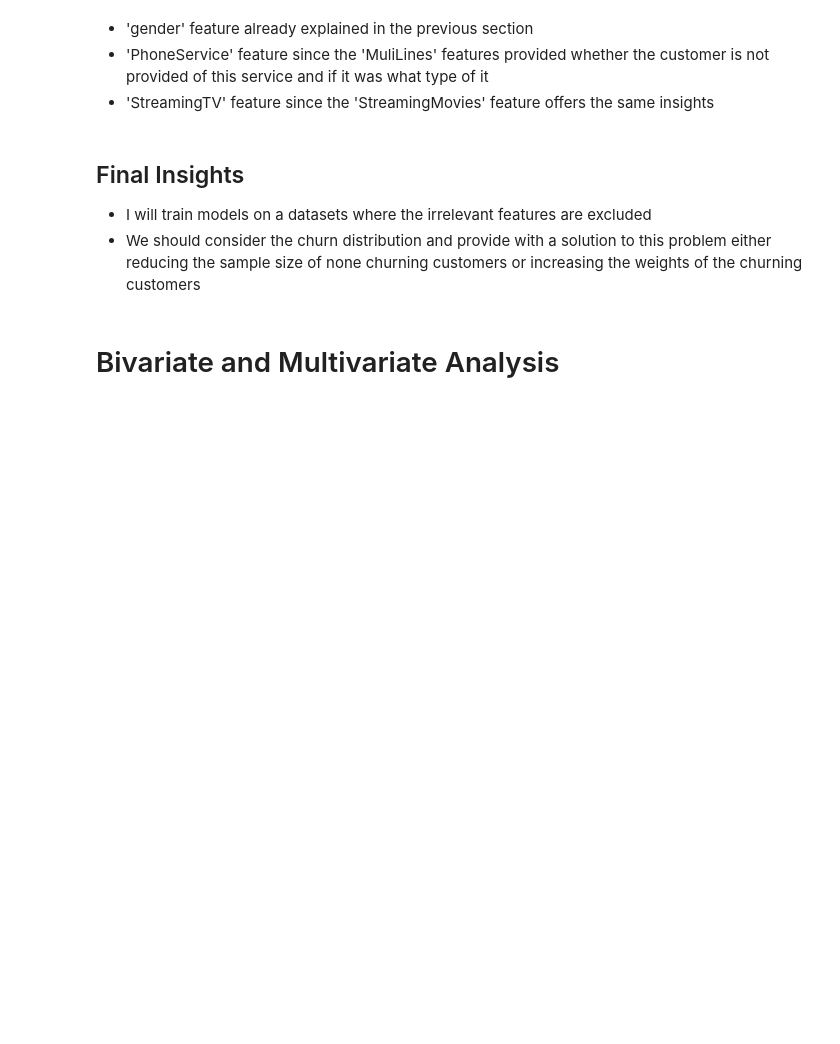
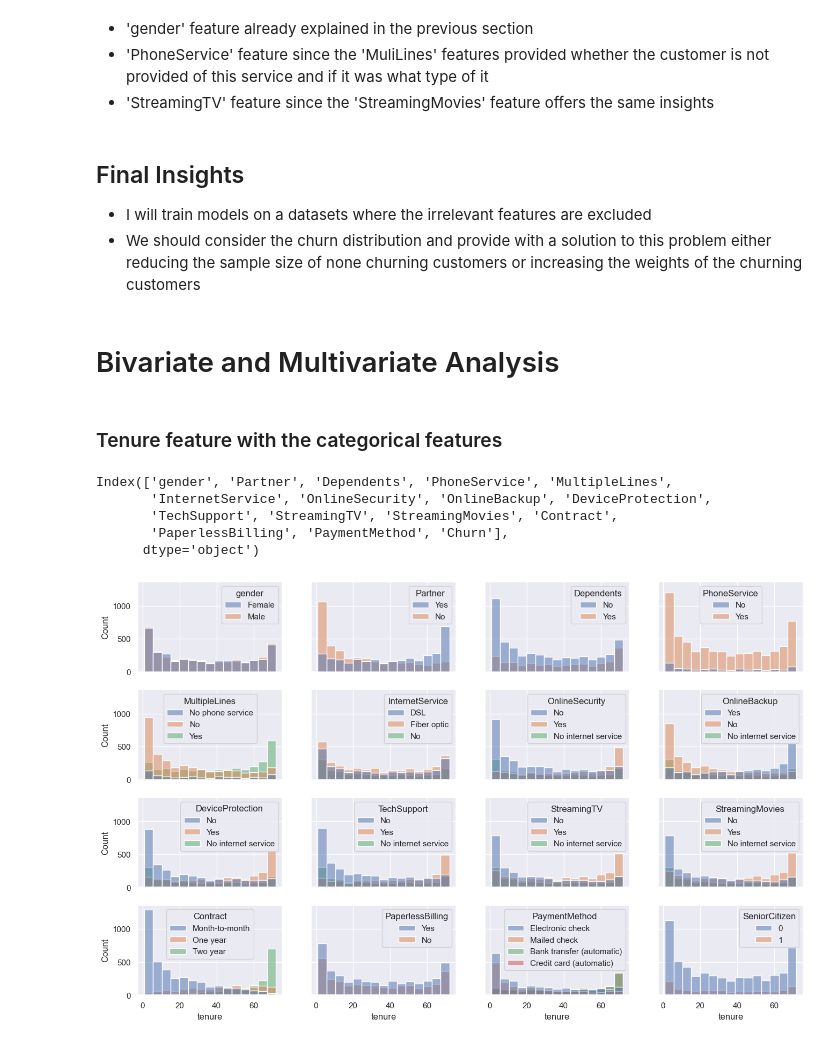
Before and after one commit to ElOuarary/Customer_Churn_Prediction, a Jupyter notebook: notebooks/exploratory_data_analysis.ipynb, the cells around one changed output. Saved outputs shown, nothing was run; the diff lists cells and outputs as text; code cells hidden in the pictures; blank space fills up the shorter version.

```diff
--- a/notebooks/exploratory_data_analysis.ipynb
+++ b/notebooks/exploratory_data_analysis.ipynb
@@ -352,3 +362,27 @@ relevant_features = dummy.columns.drop(irrelevant_features)
 version_2 = dummy[relevant_features].to_csv(DATA_RAW_PATH / 'version_2.csv')
 # %% [markdown]
 # Bivariate and Multivariate Analysis
+# %% [markdown]
+### Tenure feature with the categorical features
+# %%
+categorical_col
+# %% [output]
+Index(['gender', 'Partner', 'Dependents', 'PhoneService', 'MultipleLines',
+       'InternetService', 'OnlineSecurity', 'OnlineBackup', 'DeviceProtection',
+       'TechSupport', 'StreamingTV', 'StreamingMovies', 'Contract',
+       'PaperlessBilling', 'PaymentMethod', 'Churn'],
+      dtype='object')
+# %%
+import numpy as np
+
+fig, axes = plt.subplots(4, 4, figsize=(16, 10), sharex=True, sharey=True)
+reshaped_col = np.reshape(categorical_col, (4, 4))
+
+for i in range(4):
+    for j in range(4):
+        if reshaped_col[i, j] == 'Churn':
+            sns.histplot(dummy, x='tenure', hue='SeniorCitizen', ax=axes[i, j])
+        else:
+            sns.histplot(dummy, x='tenure', hue=reshaped_col[i, j], ax=axes[i, j])
+# %% [output]
+[figure, added]
```
Also changed, not shown: parts of 4 cells of this notebook, 17 other files.
